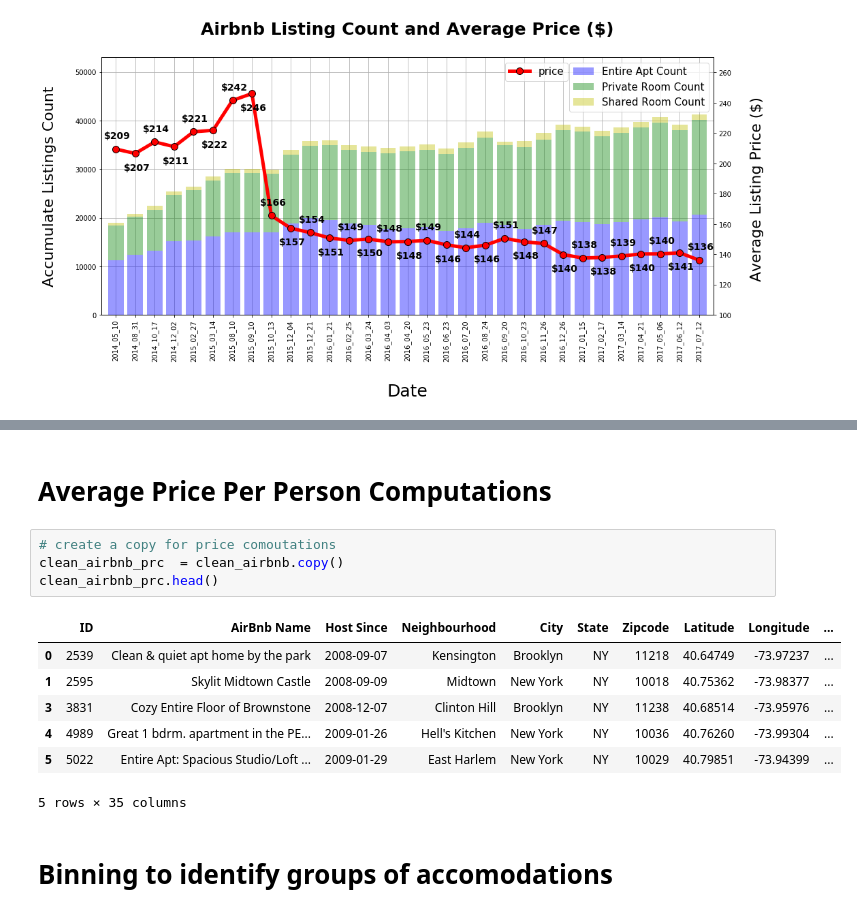
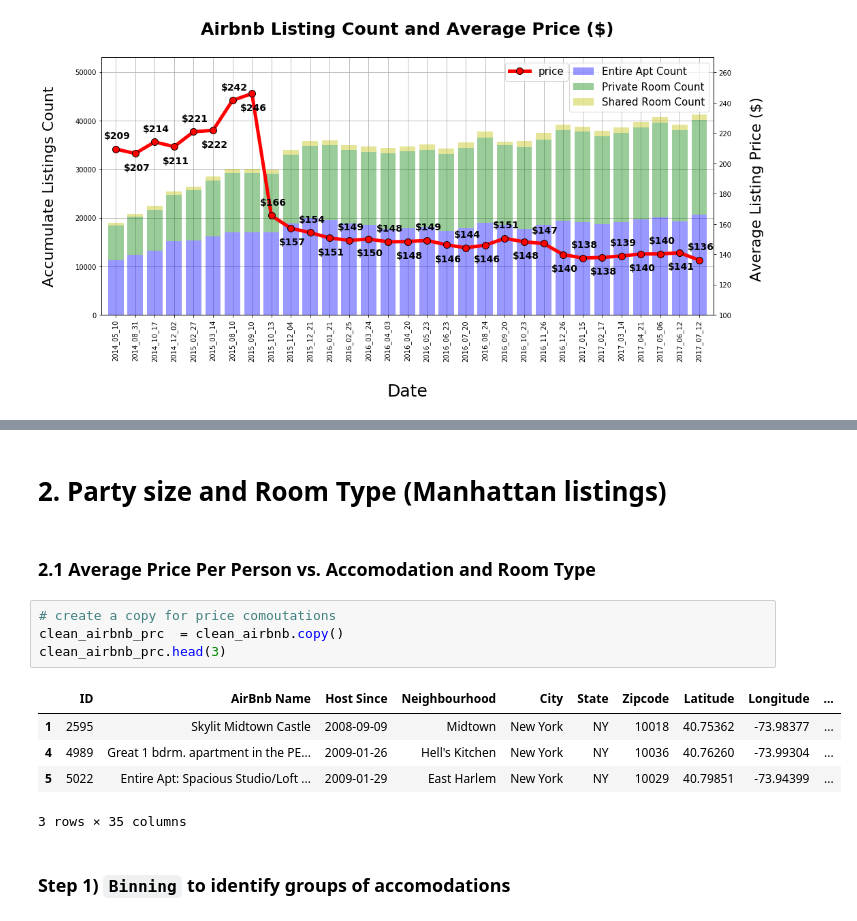
Before and after one commit to EstellaYu/Data_Visualization_Airbnb_Hotel, a Jupyter notebook: Notebooks/Data_Cleaning.ipynb, the cells around one changed output, grey strips where cells are left out. Saved outputs shown, nothing was run; the diff lists cells and outputs as text.

```diff
--- a/Notebooks/Data_Cleaning.ipynb
+++ b/Notebooks/Data_Cleaning.ipynb
@@ -677,19 +631,19 @@ plt.show()
+# %% [markdown]
+# 2. Party size and Room Type (Manhattan listings)
 # %% [markdown]
-# Average Price Per Person Computations
+### 2.1 Average Price Per Person vs. Accomodation and Room Type
 # %%
 # create a copy for price comoutations
 clean_airbnb_prc  = clean_airbnb.copy()
-clean_airbnb_prc.head()
+clean_airbnb_prc.head(3)
 # %% [output]
 |  | ID | AirBnb Name | Host Since | Neighbourhood | City | State | Zipcode | Latitude | Longitude | ... |
-| 0 | 2539 | Clean & quiet apt home by the park | 2008-09-07 | Kensington | Brooklyn | NY | 11218 | 40.64749 | -73.97237 | ... |
 | 1 | 2595 | Skylit Midtown Castle | 2008-09-09 | Midtown | New York | NY | 10018 | 40.75362 | -73.98377 | ... |
-| 3 | 3831 | Cozy Entire Floor of Brownstone | 2008-12-07 | Clinton Hill | Brooklyn | NY | 11238 | 40.68514 | -73.95976 | ... |
 | 4 | 4989 | Great 1 bdrm. apartment in the PE... | 2009-01-26 | Hell's Kitchen | New York | NY | 10036 | 40.76260 | -73.99304 | ... |
 | 5 | 5022 | Entire Apt: Spacious Studio/Loft ... | 2009-01-29 | East Harlem | New York | NY | 10029 | 40.79851 | -73.94399 | ... |
-5 rows × 35 columns
+3 rows × 35 columns
 # %% [markdown]
-# Binning to identify groups of accomodations
+### Step 1)  `Binning` to identify groups of accomodations
 # %%
 #Bin the Accomodates as [1-2, 3-4, 5-9, 10+] for each Room Type
 acco_bins = [0, 2, 4, 9, 25]
```
Also changed, not shown: parts of 35 cells of this notebook, 9 other files.
